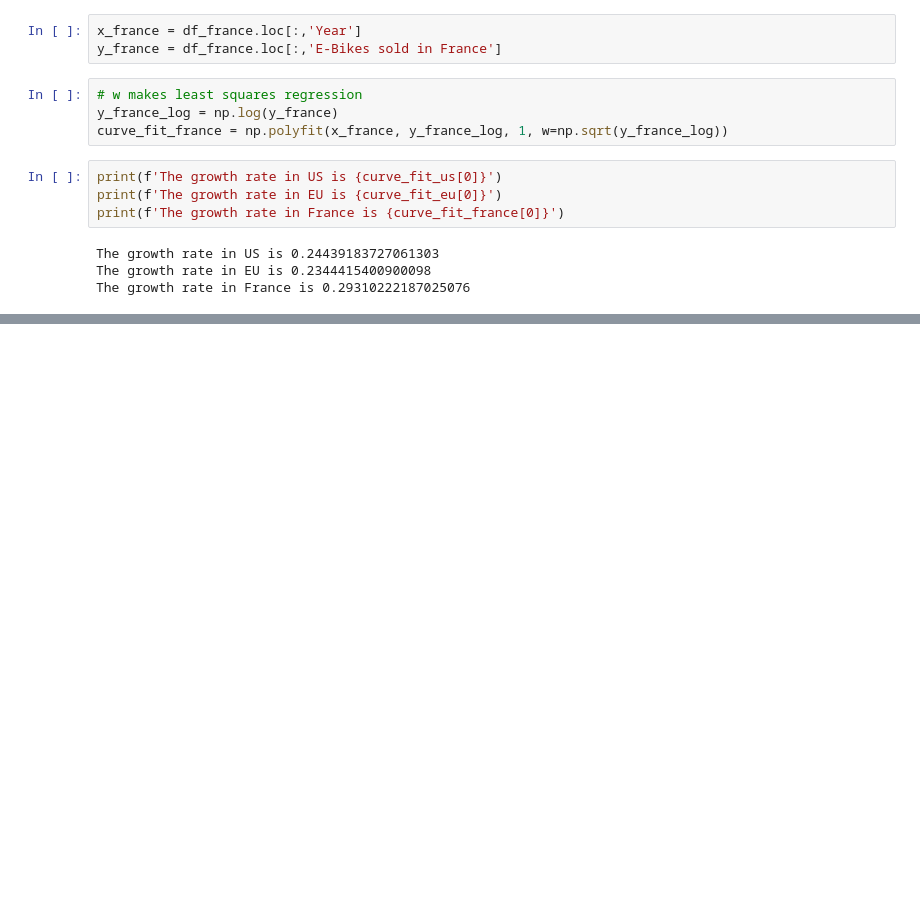
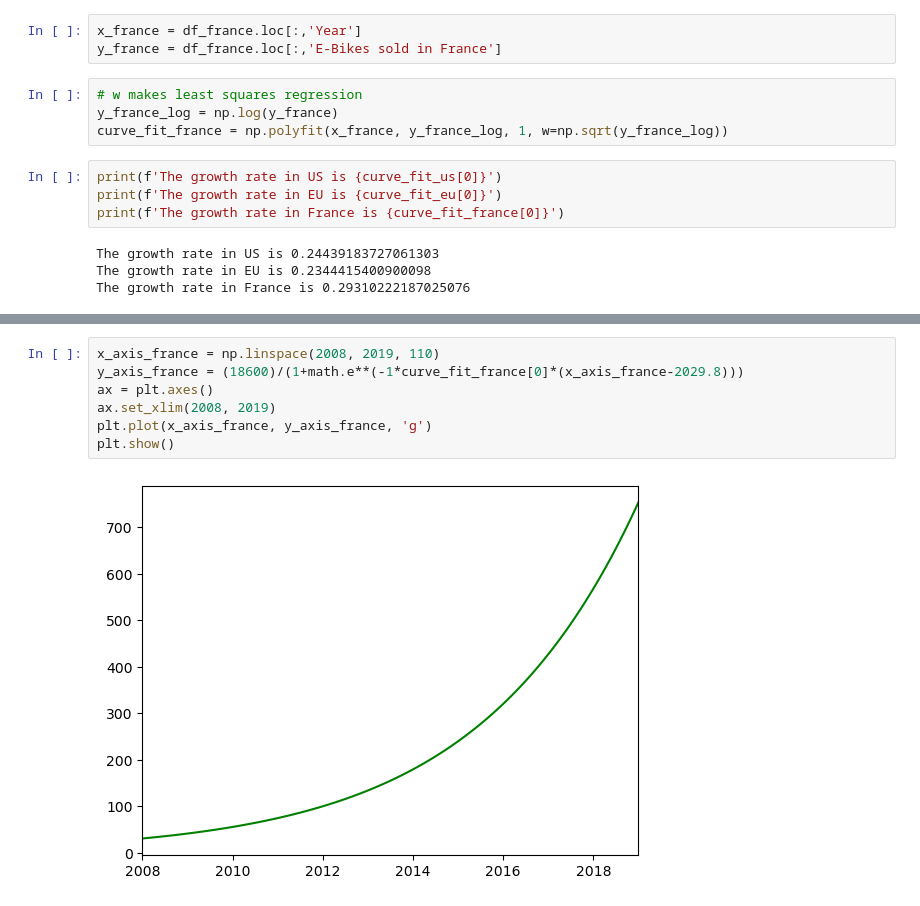
Before and after one commit to hachoj/FinalM3C_EBikes, a Jupyter notebook: Finding Growth Rate.ipynb, the cells around one changed output, grey strips where cells are left out. Cells and saved outputs as stored; diff of their text form; blank space fills up the shorter version.

```diff
--- a/Finding Growth Rate.ipynb
+++ b/Finding Growth Rate.ipynb
@@ -49,0 +70,9 @@ The growth rate in France is 0.29310222187025076
+# %%
+x_axis_france = np.linspace(2008, 2019, 110)
+y_axis_france = (18600)/(1+math.e**(-1*curve_fit_france[0]*(x_axis_france-2029.8)))
+ax = plt.axes()
+ax.set_xlim(2008, 2019)
+plt.plot(x_axis_france, y_axis_france, 'g')
+plt.show()
+# %% [output]
+[figure, added]
```
Also changed, not shown: parts of 3 cells of this notebook.
